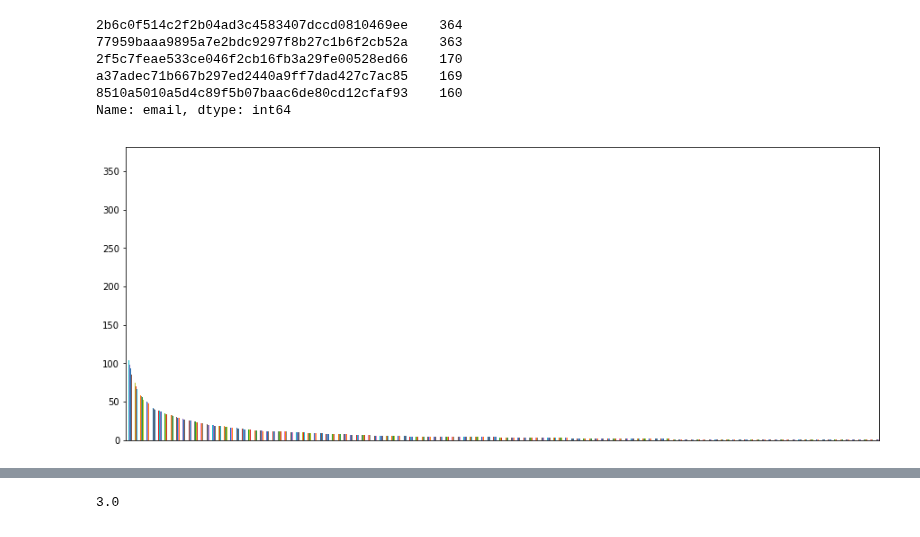
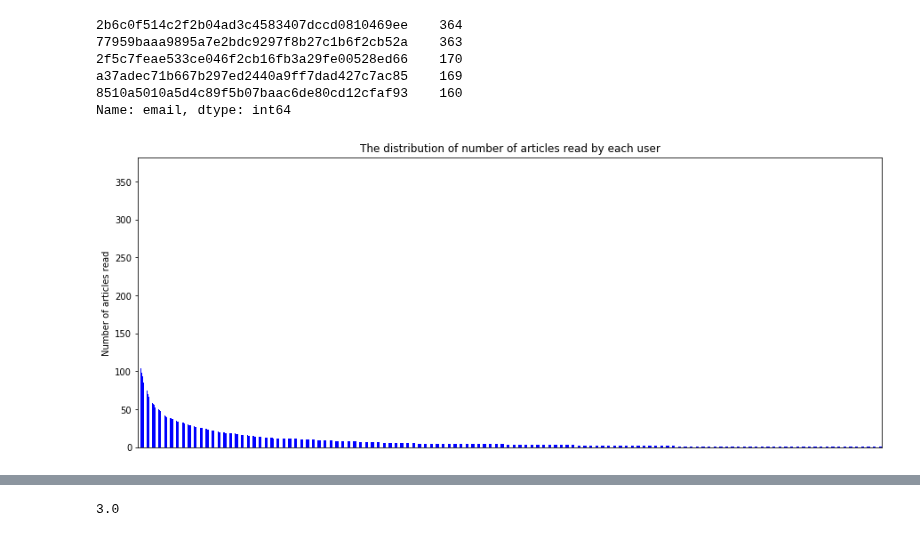
Before and after one commit to paulstancliffe/Recommendation-System-IBM, a Jupyter notebook: Recommendations_with_IBM.ipynb, the cells around one changed output, grey strips where cells are left out. Saved outputs shown, nothing was run; the diff lists cells and outputs as text; code cells hidden in the pictures.

```diff
--- a/Recommendations_with_IBM.ipynb
+++ b/Recommendations_with_IBM.ipynb
@@ -116,12 +109,16 @@ a37adec71b667b297ed2440a9ff7dad427c7ac85    169
 8510a5010a5d4c89f5b07baac6de80cd12cfaf93    160
 Name: email, dtype: int64
 # %%
+# Visualization to show the number of times each user interacts with an article.
+
 plt_1 = df['email'].value_counts()
-plt_1.plot(kind='bar',figsize=(15,6))
+plt_1.plot(kind='bar',figsize=(15,6),color='b')
 ax1 = plt.axes()
 x_axis = ax1.axes.get_xaxis()
 x_axis.set_visible(False)
+plt.title('The distribution of number of articles read by each user')
+plt.ylabel('Number of articles read')
 plt.show()
 plt.close();
 # %% [output]
-[figure, old version]
+[figure, new version]
```
Also changed, not shown: parts of 26 cells of this notebook.
